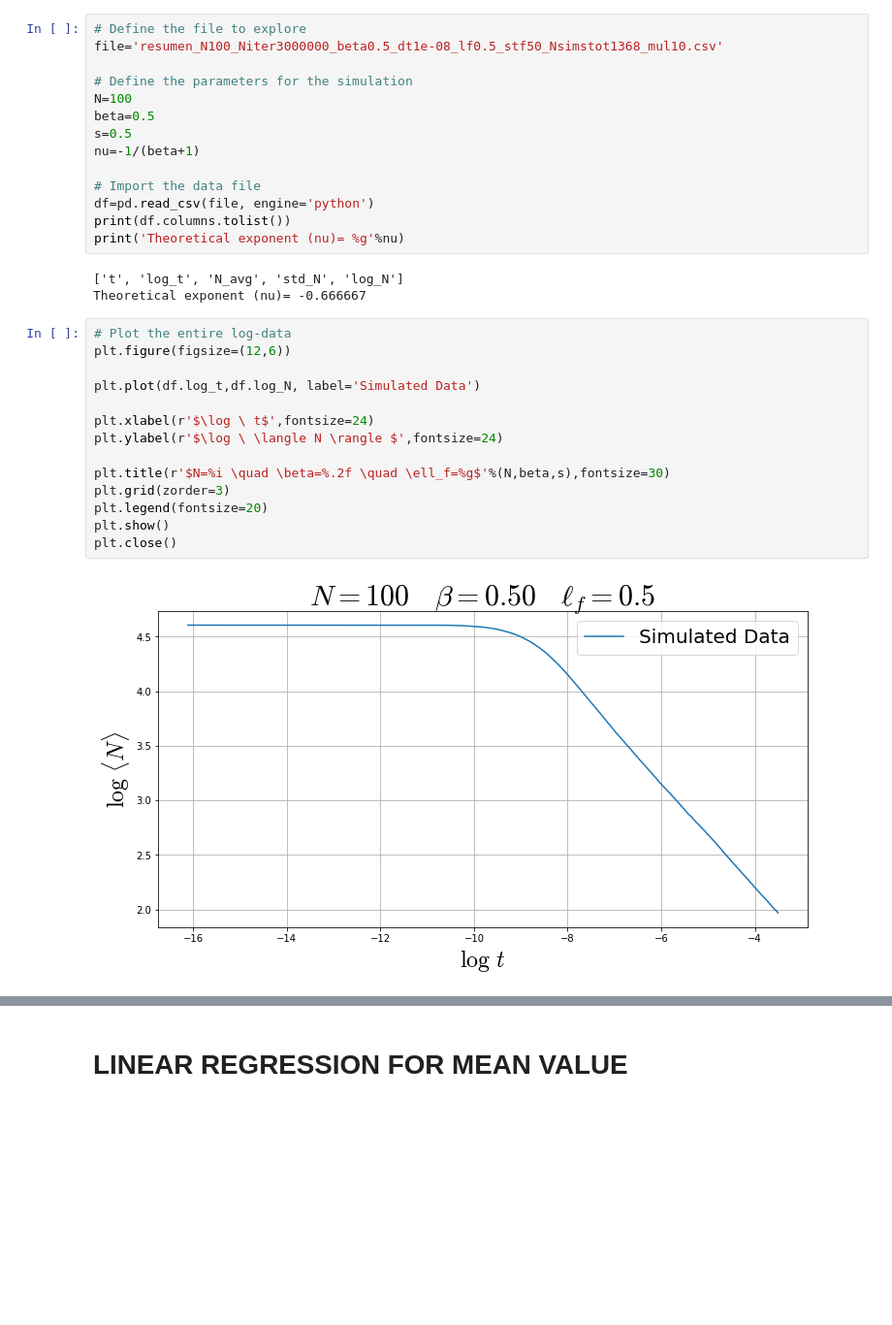
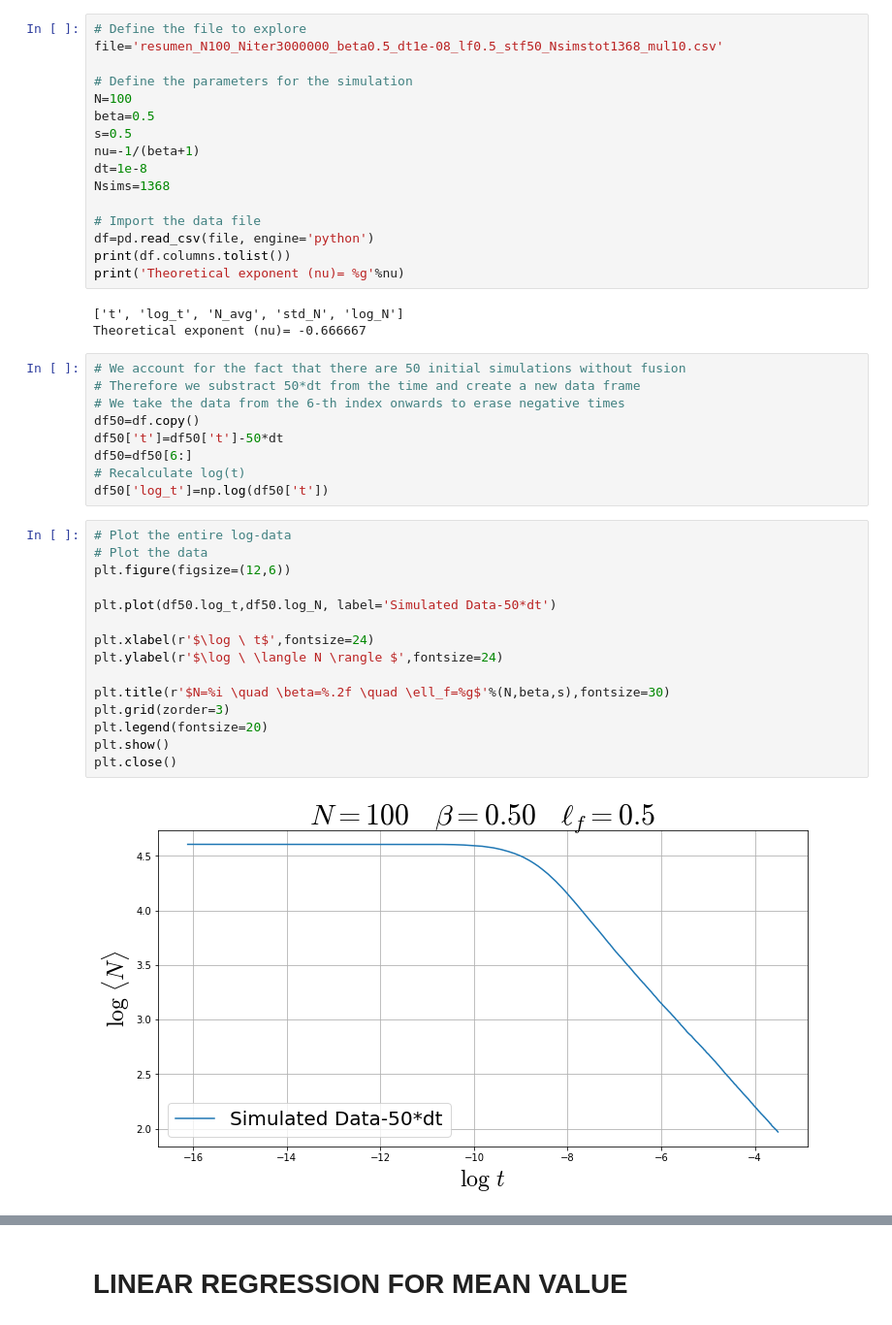
Before and after one commit to GabrielTellez/ARTICLE-SIMULATION, a Jupyter notebook: res/dt_ok/RESULTADOS-N100LF0.5/N100B0.5LF0.5DT1E-08.ipynb, the cells around one changed output, grey strips where cells are left out. Shown: that part at 97% size. Saved outputs shown, nothing was run; the diff lists cells and outputs as text; blank space fills up the shorter version.

```diff
--- a/res/dt_ok/RESULTADOS-N100LF0.5/N100B0.5LF0.5DT1E-08.ipynb
+++ b/res/dt_ok/RESULTADOS-N100LF0.5/N100B0.5LF0.5DT1E-08.ipynb
@@ -17,6 +17,8 @@ N=100
 beta=0.5
 s=0.5
 nu=-1/(beta+1)
+dt=1e-8
+Nsims=1368
 
 # Import the data file
 df=pd.read_csv(file, engine='python')
@@ -25,22 +27,32 @@ print('Theoretical exponent (nu)= %g'%nu)
 # %% [output]
 ['t', 'log_t', 'N_avg', 'std_N', 'log_N']
 Theoretical exponent (nu)= -0.666667
+# %%
+# We account for the fact that there are 50 initial simulations without fusion
+# Therefore we substract 50*dt from the time and create a new data frame
+# We take the data from the 6-th index onwards to erase negative times
+df50=df.copy()
+df50['t']=df50['t']-50*dt
+df50=df50[6:]
+# Recalculate log(t)
+df50['log_t']=np.log(df50['t'])
 # %%
 # Plot the entire log-data
+# Plot the data
 plt.figure(figsize=(12,6))
 
-plt.plot(df.log_t,df.log_N, label='Simulated Data')
+plt.plot(df50.log_t,df50.log_N, label='Simulated Data-50*dt')
 
 plt.xlabel(r'$\log \ t$',fontsize=24)
 plt.ylabel(r'$\log \ \langle N \rangle $',fontsize=24)
 
 plt.title(r'$N=%i \quad \beta=%.2f \quad \ell_f=%g$'%(N,beta,s),fontsize=30)
 plt.grid(zorder=3)
 plt.legend(fontsize=20)
 plt.show()
 plt.close()
 # %% [output]
-[figure, old version]
+[figure, new version]
 # %%
 # Cut the data in order to analyze the last part
 # The cut-value can be changed and will change the results
```
Also changed, not shown: parts of 6 cells of this notebook, 31 other files.
